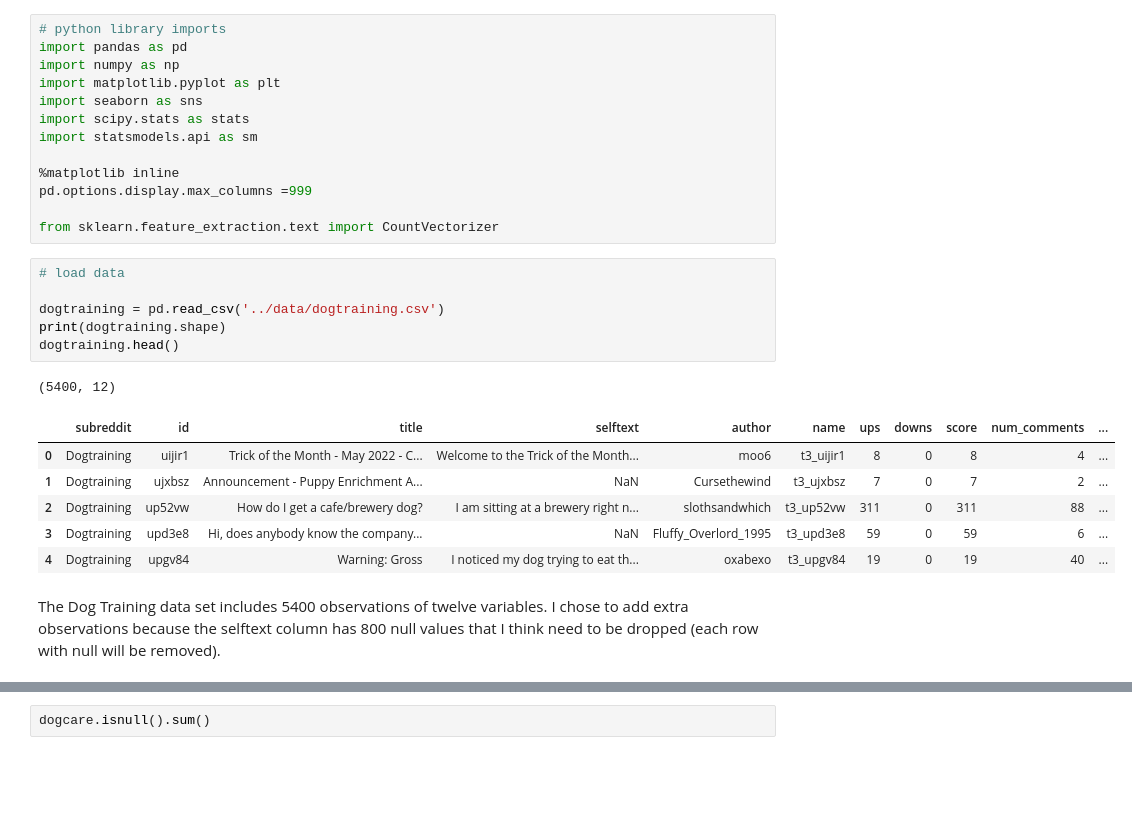
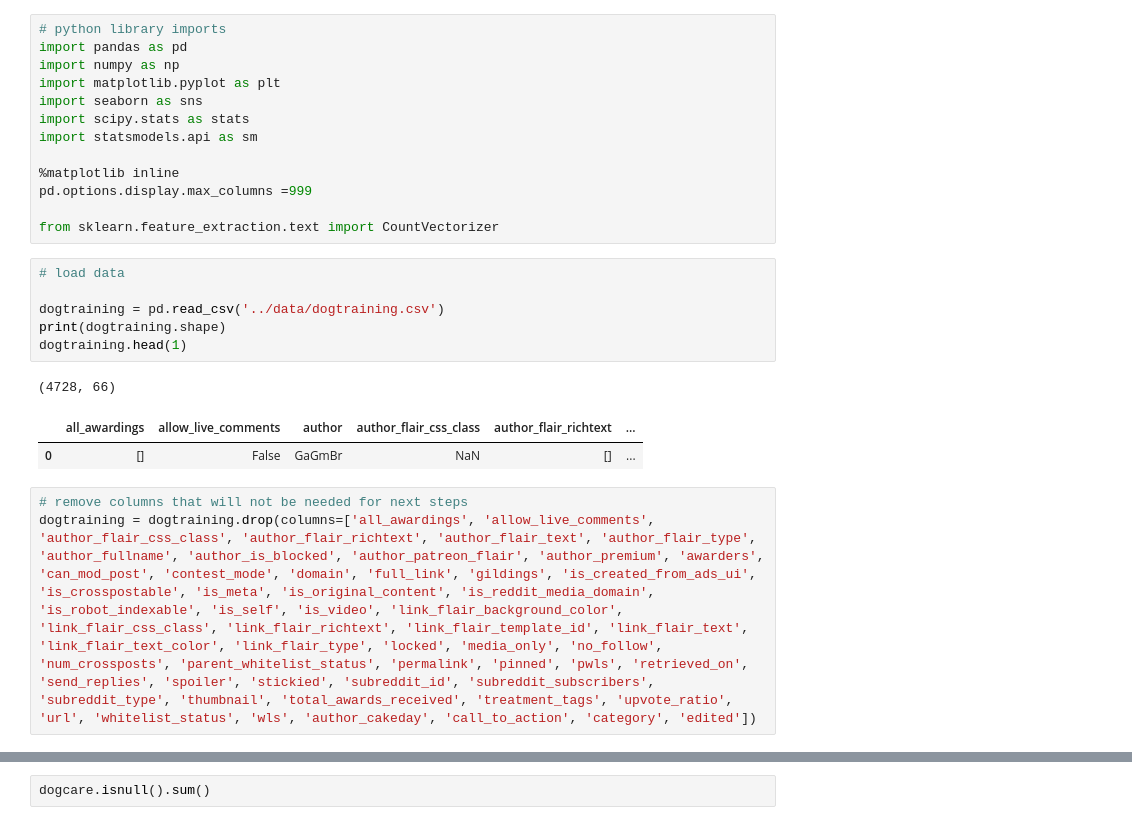
Before and after one commit to brandiehatch/project-3, a Jupyter notebook: code/project-3-hatch-eda.ipynb, the cells around one changed output, grey strips where cells are left out. Drawn from its saved outputs; the diff is of its cells as text; blank space fills up the shorter version.

```diff
--- a/code/project-3-hatch-eda.ipynb
+++ b/code/project-3-hatch-eda.ipynb
@@ -50,16 +50,13 @@ from sklearn.feature_extraction.text import CountVectorizer
 # %%
 # load data
 
 dogtraining = pd.read_csv('../data/dogtraining.csv')
 print(dogtraining.shape)
-dogtraining.head()
+dogtraining.head(1)
 # %% [output]
-(5400, 12)
+(4728, 66)
-|  | subreddit | id | title | selftext | author | name | ups | downs | score | num_comments | ... |
-| 0 | Dogtraining | uijir1 | Trick of the Month - May 2022 - C... | Welcome to the Trick of the Month... | moo6 | t3_uijir1 | 8 | 0 | 8 | 4 | ... |
-| 1 | Dogtraining | ujxbsz | Announcement - Puppy Enrichment A... | NaN | Cursethewind | t3_ujxbsz | 7 | 0 | 7 | 2 | ... |
-| 2 | Dogtraining | up52vw | How do I get a cafe/brewery dog? | I am sitting at a brewery right n... | slothsandwhich | t3_up52vw | 311 | 0 | 311 | 88 | ... |
-| 3 | Dogtraining | upd3e8 | Hi, does anybody know the company... | NaN | Fluffy_Overlord_1995 | t3_upd3e8 | 59 | 0 | 59 | 6 | ... |
-| 4 | Dogtraining | upgv84 | Warning: Gross | I noticed my dog trying to eat th... | oxabexo | t3_upgv84 | 19 | 0 | 19 | 40 | ... |
+|  | all_awardings | allow_live_comments | author | author_flair_css_class | author_flair_richtext | ... |
+| 0 | [] | False | GaGmBr | NaN | [] | ... |
-# %% [markdown]
-The Dog Training data set includes 5400 observations of twelve variables. I chose to add extra observations because the selftext column has 800 null values that I think need to be dropped (each row with null will be removed).
+# %%
+# remove columns that will not be needed for next steps
+dogtraining = dogtraining.drop(columns=['all_awardings', 'allow_live_comments', 'author_flair_css_class', 'author_flair_richtext', 'author_flair_text', 'author_flair_type', 'author_fullname', 'author_is_blocked', 'author_patreon_flair', 'author_premium', 'awarders', 'can_mod_post', 'contest_mode', 'domain', 'full_link', 'gildings', 'is_created_from_ads_ui', 'is_crosspostable', 'is_meta', 'is_original_content', 'is_reddit_media_domain', 'is_robot_indexable', 'is_self', 'is_video', 'link_flair_background_color', 'link_flair_css_class', 'link_flair_richtext', 'link_flair_template_id', 'link_flair_text', 'link_flair_text_color', 'link_flair_type', 'locked', 'media_only', 'no_follow', 'num_crossposts', 'parent_whitelist_status', 'permalink', 'pinned', 'pwls', 'retrieved_on', 'send_replies', 'spoiler', 'stickied', 'subreddit_id', 'subreddit_subscribers', 'subreddit_type', 'thumbnail', 'total_awards_received', 'treatment_tags', 'upvote_ratio', 'url', 'whitelist_status', 'wls', 'author_cakeday', 'call_to_action', 'category', 'edited'])
```
Also changed, not shown: parts of 11 cells of this notebook, 15 other files.
